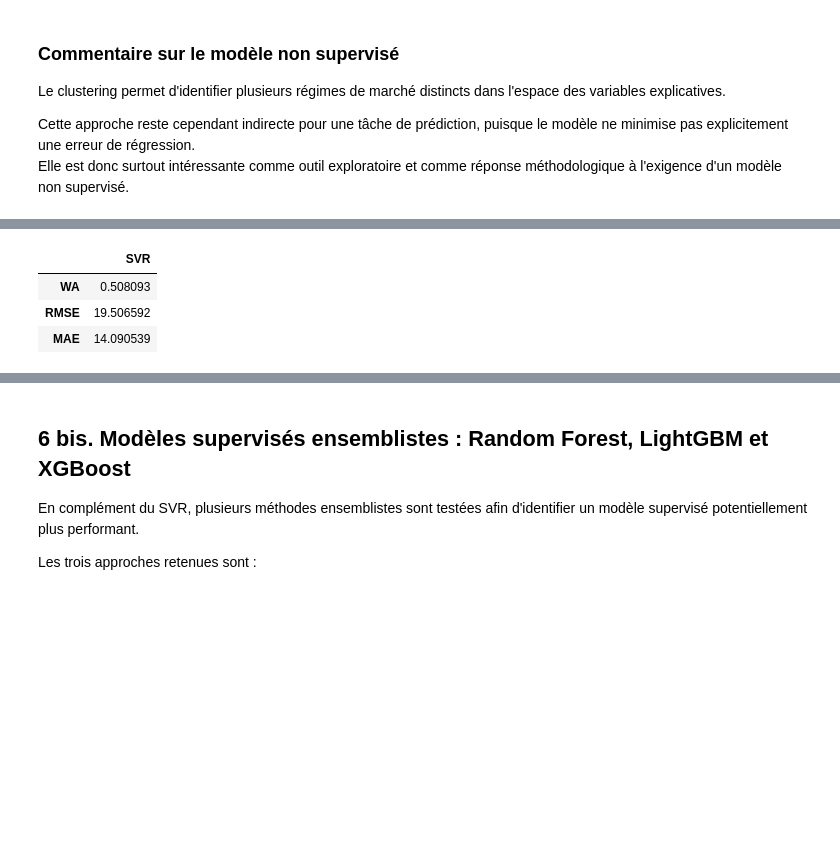
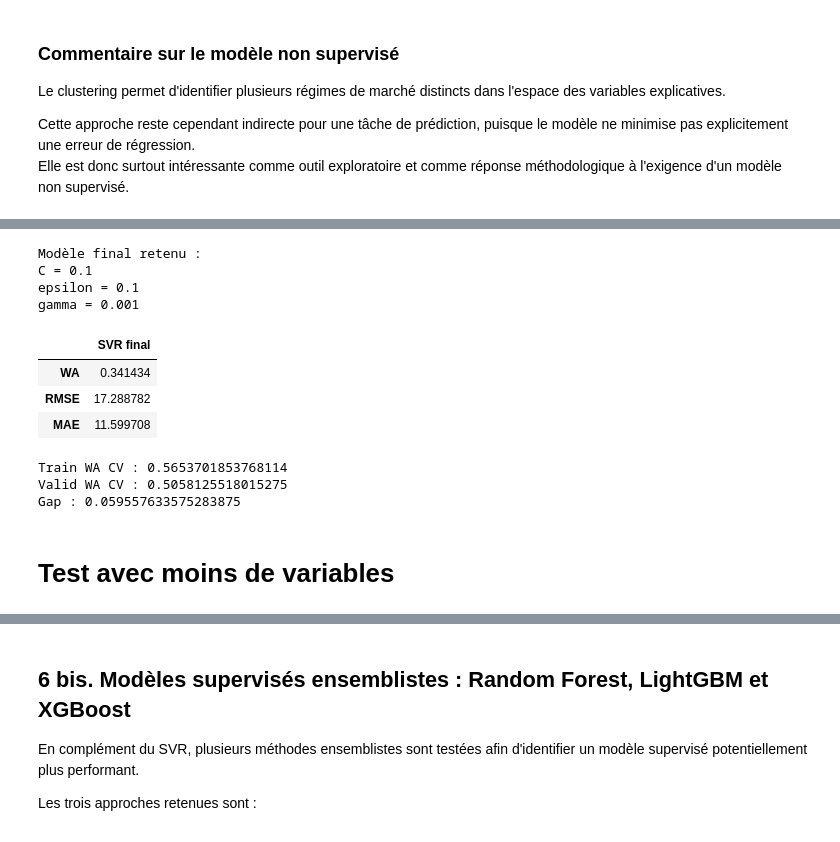
Before and after one commit to Lisabenkhaled/Machine-Learning, a Jupyter notebook: Machine_learning.ipynb, the cells around one changed output, grey strips where cells are left out. Cells and saved outputs as stored; diff of their text form; code cells hidden in the pictures; blank space fills up the shorter version.

```diff
--- a/Machine_learning.ipynb
+++ b/Machine_learning.ipynb
@@ -720,0 +932,6 @@ Elle est donc surtout intéressante comme outil exploratoire et comme réponse m
+# %%
+def regression_metrics_tuple(y_true: np.ndarray, y_pred: np.ndarray) -> tuple[float, float, float]:
+    wa = float(weighted_accuracy(y_true, y_pred))
+    rmse = float(np.sqrt(np.mean((y_true - y_pred) ** 2)))
+    mae = float(np.mean(np.abs(y_true - y_pred)))
+    return wa, rmse, mae
@@ -908,9 +1358,9 @@ def timeseries_cv_search(train_df, c_values, epsilon_values, gamma_values, n_spl
 
     return cv_detail, cv_summary, final_model
 # %%
-c_grid = [0.1, 1, 10]
-eps_grid = [0.01, 0.1]
-gamma_grid = ["scale", 0.01, 0.1]
+c_grid = [0.01, 0.1, 1]
+eps_grid = [0.05, 0.1, 0.2]
+gamma_grid = ["scale", 0.001, 0.01]
 
 svr_cv_detail, svr_cv_summary, svr_model = timeseries_cv_search(
     train_df=train_df,
@@ -944,0 +1395,3 @@ gamma = 0.1
+# %%
+best_row = svr_cv_summary.iloc[0]
+print(best_row[["C", "epsilon", "gamma", "cv_valid_wa_mean"]])
@@ -945,9 +1404,46 @@ gamma = 0.1
+# %%
+svr_model_final, _ = fit_svr(
+    train_df=train_df,
+    valid_df=pd.DataFrame(),   # mode final sans validation
+    c_values=[float(best_row["C"])],
+    epsilon_values=[float(best_row["epsilon"])],
+    gamma_values=[best_row["gamma"]],
+    scorer=weighted_accuracy,
+    kernel="rbf"
+)
+
+print("Modèle final retenu :")
+print("C =", svr_model_final.c)
+print("epsilon =", svr_model_final.epsilon)
+print("gamma =", svr_model_final.gamma)
+# %% [output]
+Modèle final retenu :
+C = 0.1
+epsilon = 0.1
+gamma = 0.001
 # %%
-svr_valid_pred = predict_svr(valid_df, svr_model)
-svr_metrics = regression_metrics(valid_df[TARGET_COL], svr_valid_pred[TARGET_COL]).to_frame(name="SVR")
-display(svr_metrics)
+svr_valid_pred_final = predict_svr(valid_df, svr_model_final)
+
+svr_metrics_final = regression_metrics(
+    valid_df[TARGET_COL].to_numpy(dtype=float),
+    svr_valid_pred_final[TARGET_COL].to_numpy(dtype=float)
+).to_frame(name="SVR final")
+
+display(svr_metrics_final)
 # %% [output]
-|  | SVR |
-| WA | 0.508093 |
-| RMSE | 19.506592 |
-| MAE | 14.090539 |
+|  | SVR final |
+| WA | 0.341434 |
+| RMSE | 17.288782 |
+| MAE | 11.599708 |
+# %%
+best_row = svr_cv_summary.iloc[0]
+
+print("Train WA CV :", best_row["cv_train_wa_mean"])
+print("Valid WA CV :", best_row["cv_valid_wa_mean"])
+print("Gap :", best_row["cv_train_wa_mean"] - best_row["cv_valid_wa_mean"])
+# %% [output]
+Train WA CV : 0.5653701853768114
+Valid WA CV : 0.5058125518015275
+Gap : 0.059557633575283875
+# %% [markdown]
+# Test avec moins de variables
```
Also changed, not shown: parts of 73 cells of this notebook.
